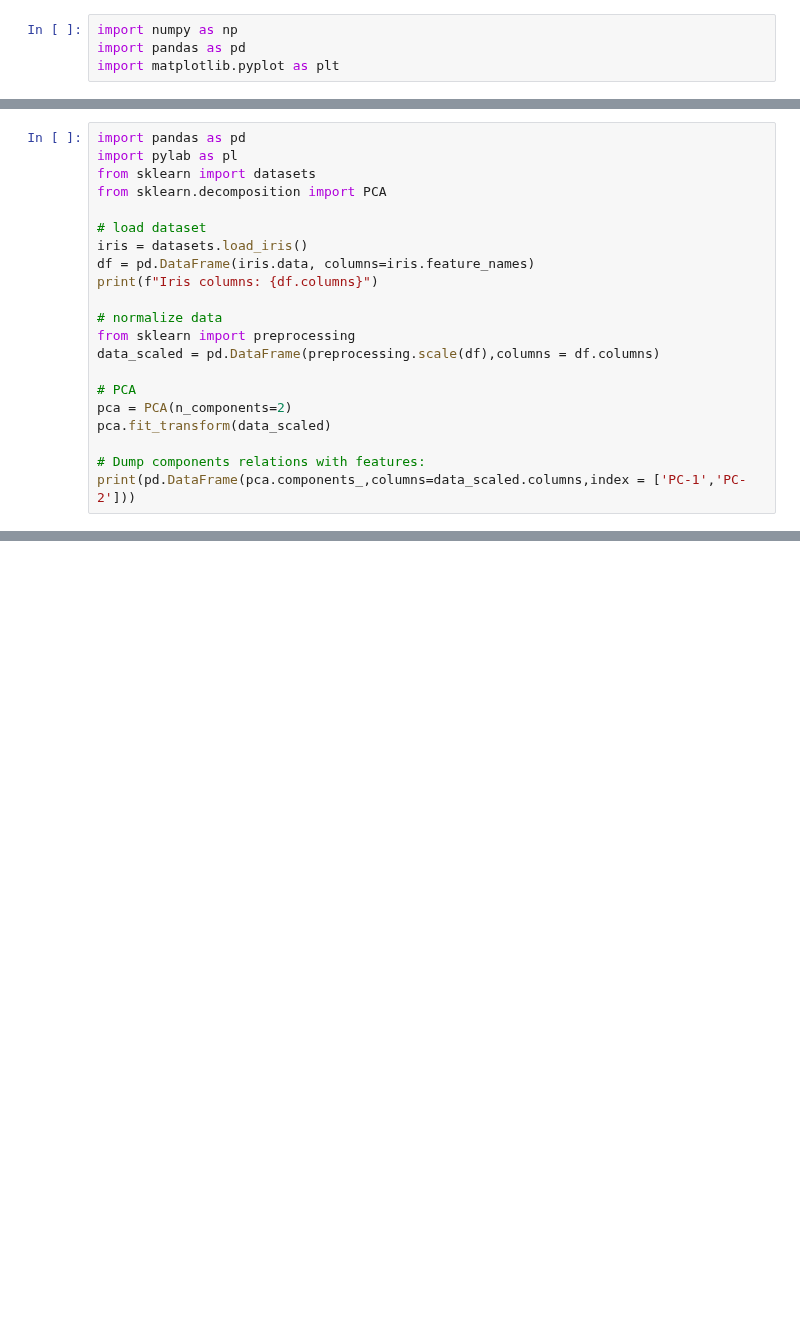
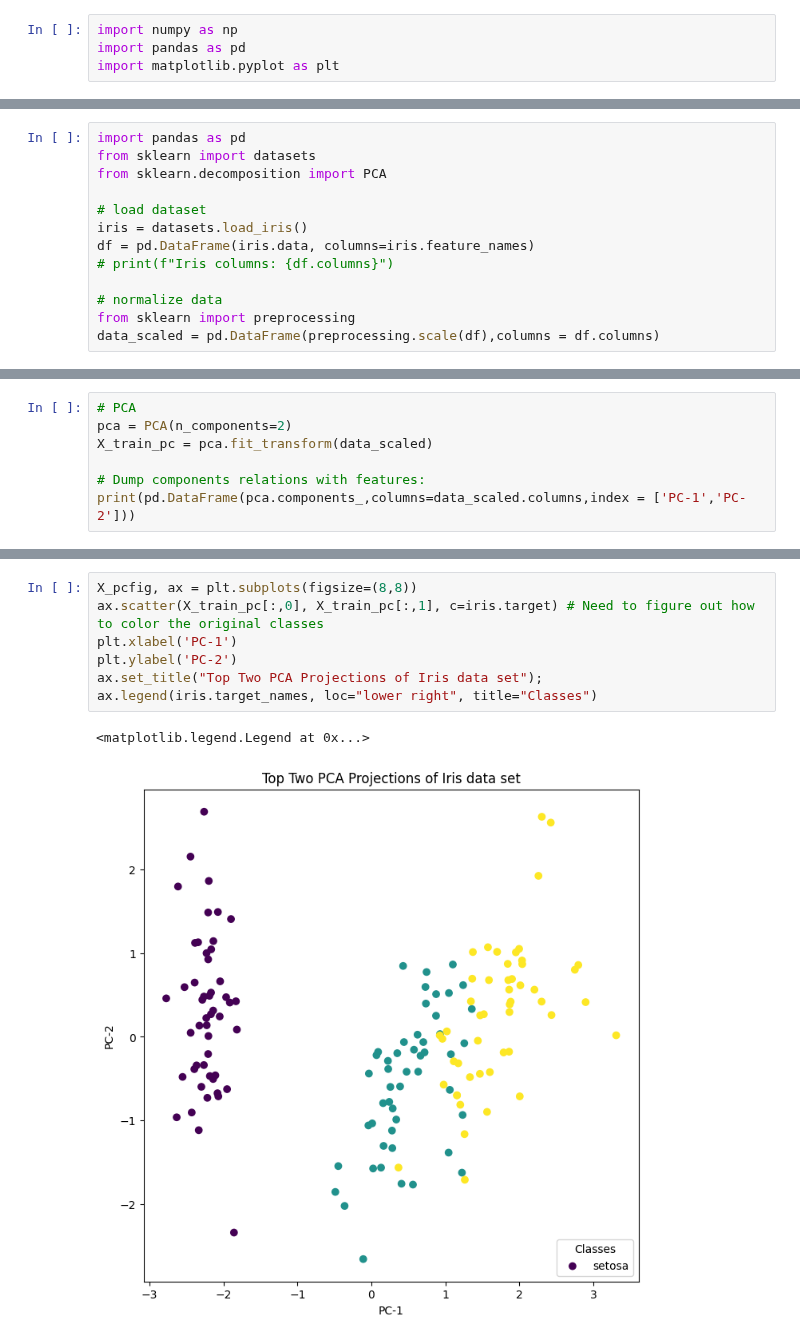
Before and after one commit to robchristiansen13/Learning, a Jupyter notebook: WeberState/CS 6600 (Machine Learning)/Assignments/Assignment5.ipynb, the cells around one changed output, grey strips where cells are left out. Drawn from its saved outputs; the diff is of its cells as text; blank space fills up the shorter version.

```diff
--- a/WeberState/CS 6600 (Machine Learning)/Assignments/Assignment5.ipynb
+++ b/WeberState/CS 6600 (Machine Learning)/Assignments/Assignment5.ipynb
@@ -50,21 +64,13 @@ For component 2 the percentage of the variance explained is: 22.85%
 # %%
 import pandas as pd
-import pylab as pl
 from sklearn import datasets
 from sklearn.decomposition import PCA
 
 # load dataset
 iris = datasets.load_iris()
 df = pd.DataFrame(iris.data, columns=iris.feature_names)
-print(f"Iris columns: {df.columns}")
+# print(f"Iris columns: {df.columns}")
 
 # normalize data
 from sklearn import preprocessing
 data_scaled = pd.DataFrame(preprocessing.scale(df),columns = df.columns)
-
-# PCA
-pca = PCA(n_components=2)
-pca.fit_transform(data_scaled)
-
-# Dump components relations with features:
-print(pd.DataFrame(pca.components_,columns=data_scaled.columns,index = ['PC-1','PC-2']))
@@ -77,0 +77,7 @@ PC-2           0.377418          0.923296           0.024492          0.066942
+# %%
+# PCA
+pca = PCA(n_components=2)
+X_train_pc = pca.fit_transform(data_scaled)
+
+# Dump components relations with features:
+print(pd.DataFrame(pca.components_,columns=data_scaled.columns,index = ['PC-1','PC-2']))
@@ -77,0 +88,10 @@ PC-2           0.377418          0.923296           0.024492          0.066942
+# %%
+X_pcfig, ax = plt.subplots(figsize=(8,8))
+ax.scatter(X_train_pc[:,0], X_train_pc[:,1], c=iris.target) # Need to figure out how to color the original classes
+plt.xlabel('PC-1')
+plt.ylabel('PC-2')
+ax.set_title("Top Two PCA Projections of Iris data set");
+ax.legend(iris.target_names, loc="lower right", title="Classes")
+# %% [output]
+<matplotlib.legend.Legend at 0x...>
+[figure, added]
```
Also changed, not shown: parts of 12 cells of this notebook.
